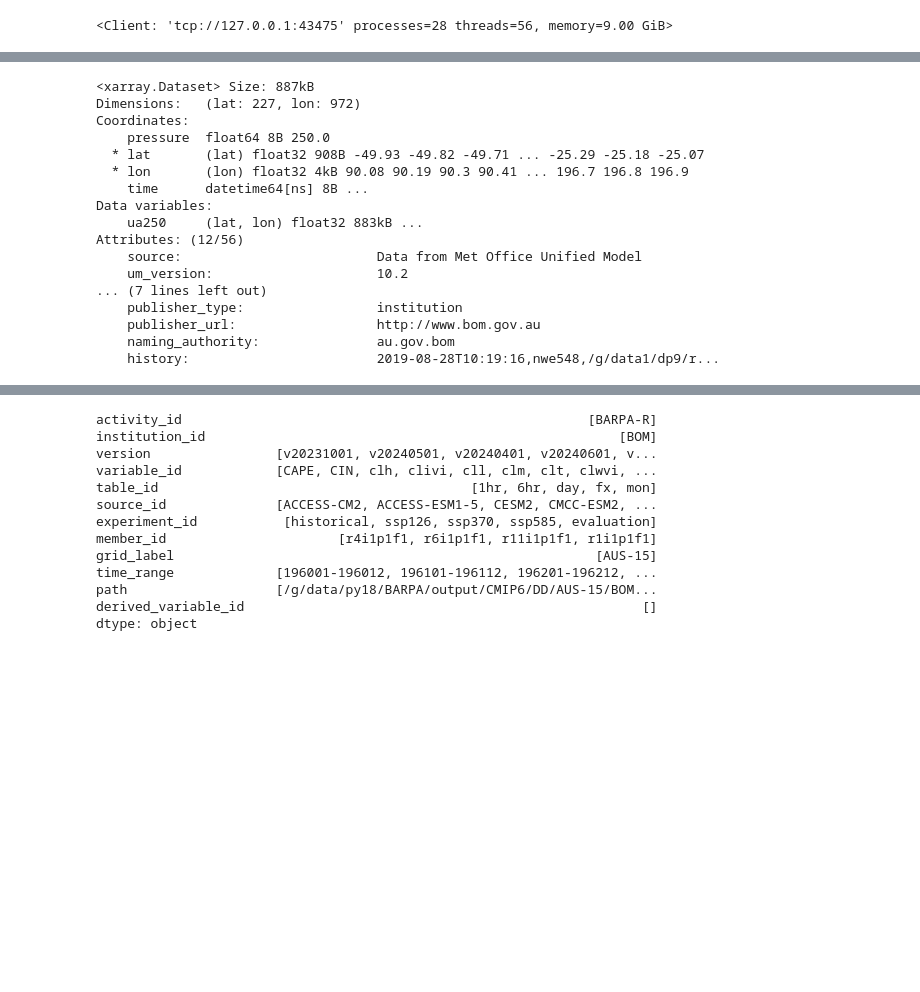
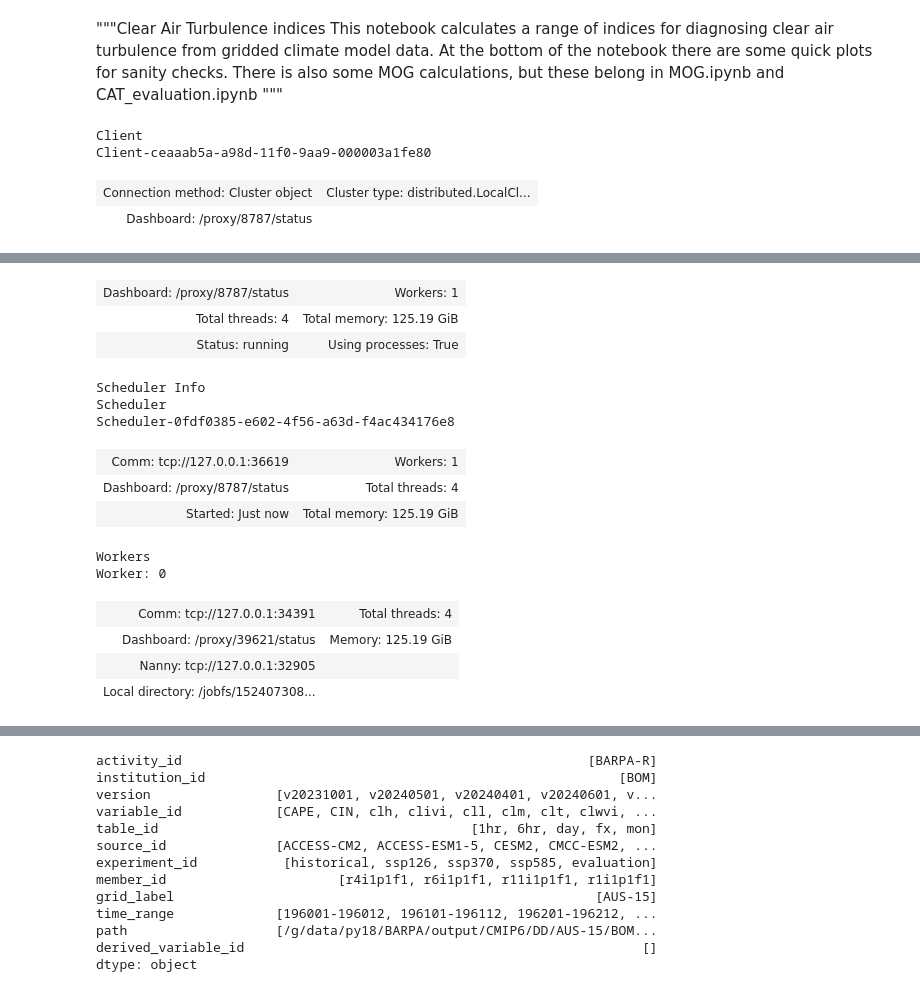
Before and after one commit to xenct/turbulence_AUSCAT, a Jupyter notebook: CAT_indices.ipynb, the cells around one changed output, grey strips where cells are left out. Drawn from its saved outputs; the diff is of its cells as text; code cells hidden in the pictures; blank space fills up the shorter version.

Commit message:
calculating indices

```diff
--- a/CAT_indices.ipynb
+++ b/CAT_indices.ipynb
@@ -8,3 +1,8 @@ At the bottom of the notebook there are some quick plots for sanity checks. Ther
+# %% [markdown]
+"""Clear Air Turbulence indices
+This notebook calculates a range of indices for diagnosing clear air turbulence from gridded climate model data.
+At the bottom of the notebook there are some quick plots for sanity checks. There is also some MOG calculations, but these belong in MOG.ipynb and CAT_evaluation.ipynb
+"""
 # %%
 # Code up some of the established indices
 # (guided by Lee et al. 2022, JGRA https://agupubs.onlinelibrary.wiley.com/doi/full/10.1029/2022JD037679)
@@ -35,7 +33,11 @@ ProgressBar().register()
 
 import dask
 from dask.distributed import Client
-client = Client(threads_per_worker=2, n_workers=28)
+client = Client(threads_per_worker=4, n_workers=1)
+# client = Client()
 client
 # %% [output]
-<Client: 'tcp://127.0.0.1:43475' processes=28 threads=56, memory=9.00 GiB>
+Client
+Client-ceaaab5a-a98d-11f0-9aa9-000003a1fe80
+| Connection method: Cluster object | Cluster type: distributed.LocalCl... |
+| Dashboard: /proxy/8787/status |  |
@@ -48,3 +47,18 @@ client
+| Dashboard: /proxy/8787/status | Workers: 1 |
+| Total threads: 4 | Total memory: 125.19 GiB |
+| Status: running | Using processes: True |
+Scheduler Info
+Scheduler
+Scheduler-0fdf0385-e602-4f56-a63d-f4ac434176e8
+| Comm: tcp://127.0.0.1:36619 | Workers: 1 |
+| Dashboard: /proxy/8787/status | Total threads: 4 |
+| Started: Just now | Total memory: 125.19 GiB |
+Workers
+Worker: 0
+| Comm: tcp://127.0.0.1:34391 | Total threads: 4 |
+| Dashboard: /proxy/39621/status | Memory: 125.19 GiB |
+| Nanny: tcp://127.0.0.1:32905 |  |
+| Local directory: /jobfs/152407308... |  |
 # %%
 # these functions are used to calculate turbulence in climate models
 # calculate differential components
@@ -194,25 +205,0 @@ def calc_turbulence_indices(ds):
-# %%
-ds = xr.open_dataset("/g/data/cj37/BARRA/BARRA_R/v1/analysis/prs/wnd_ucmp/1990/01/wnd_ucmp-an-prs-PT0H-BARRA_R-v1-19900101T0000Z.sub.nc",
-                     drop_variables= ["latitude_longitude", "forecast_period", "forecast_reference_time"],)\
-                    .rename({"wnd_ucmp":"ua250", "latitude":"lat", "longitude":"lon"})\
-                    .sel({"pressure":250}, method = "nearest")\
-                    .sel(lat= slice(-50, -25), lon=slice(90.0485, 205.8915))
-ds
-# %% [output]
-<xarray.Dataset> Size: 887kB
-Dimensions:   (lat: 227, lon: 972)
-Coordinates:
-    pressure  float64 8B 250.0
-  * lat       (lat) float32 908B -49.93 -49.82 -49.71 ... -25.29 -25.18 -25.07
-  * lon       (lon) float32 4kB 90.08 90.19 90.3 90.41 ... 196.7 196.8 196.9
-    time      datetime64[ns] 8B ...
-Data variables:
-    ua250     (lat, lon) float32 883kB ...
-Attributes: (12/56)
-    source:                         Data from Met Office Unified Model
-    um_version:                     10.2
-... (7 lines left out)
-    publisher_type:                 institution
-    publisher_url:                  http://www.bom.gov.au
-    naming_authority:               au.gov.bom
-    history:                        2019-08-28T10:19:16,nwe548,/g/data1/dp9/r...
```
Also changed, not shown: parts of 26 cells of this notebook.
